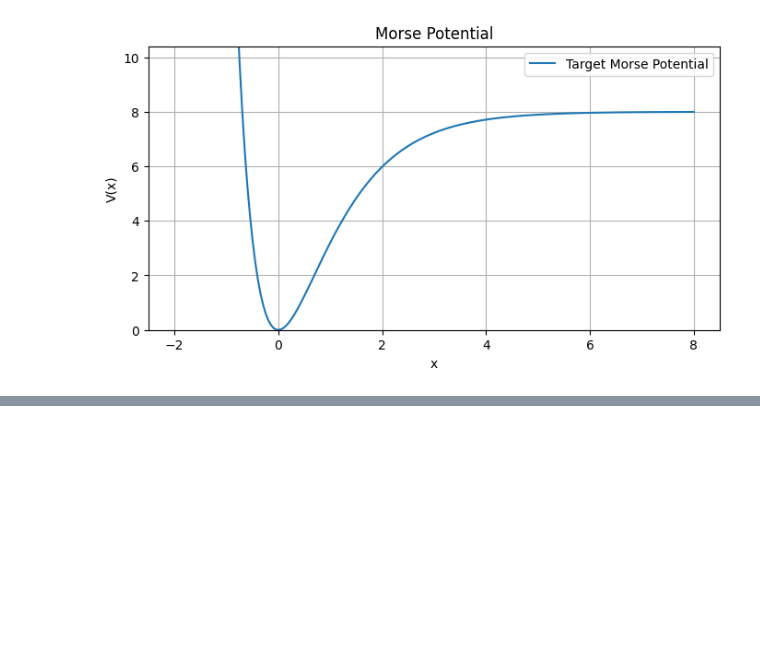
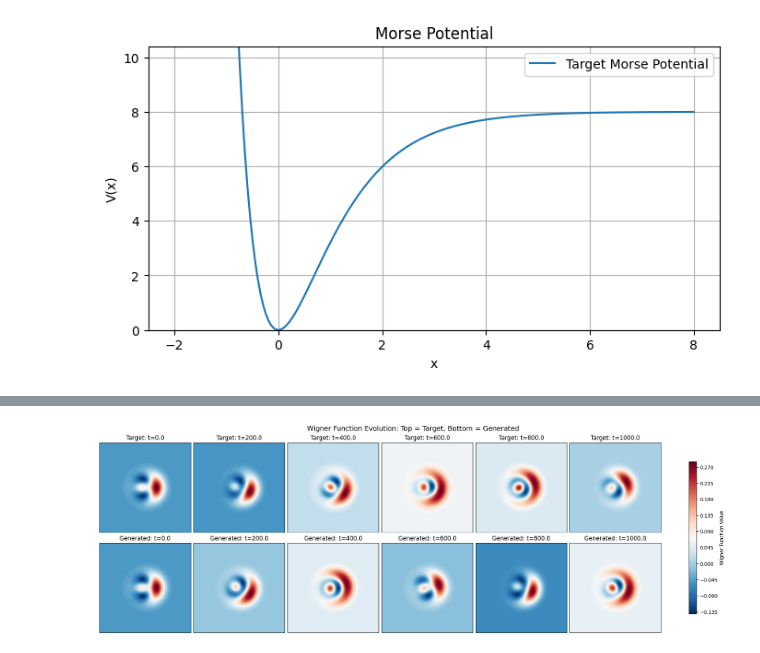
Before and after one commit to alexaymehra/hybrid-quantum-simulation, a Jupyter notebook: MorseOptimizedParameters.ipynb, the cells around one changed output, grey strips where cells are left out. Saved outputs shown, nothing was run; the diff lists cells and outputs as text; code cells hidden in the pictures; blank space fills up the shorter version.

```diff
--- a/MorseOptimizedParameters.ipynb
+++ b/MorseOptimizedParameters.ipynb
@@ -341,67 +357,58 @@ plt.show()
 # %%
-# See how wigner function evolves over time
+# Visualization for the Evolution of the Wigner Function Over Time
 
-# U is your unitary matrix, t is your evolution time
+# Extract the Hamiltonian from the Time Evolution
 target_hamiltonian = (1j / time) * sp.linalg.logm(morse_to_optimize)
 generated_hamiltonian = (1j / time) * sp.linalg.logm(morse_generated)
 
+# Choose the Number of Steps and Final Time to Visualize
 steps = 5
-time_and_extra = time + 9
+time_and_extra = time + 999
 time_step = time_and_extra / steps
-
-step_target_unitary = sp.linalg.expm(-1j * target_hamiltonian * time_step)
-step_generated_unitary = sp.linalg.expm(-1j * generated_hamiltonian * time_step)
 
 # Define phase space grid
 xvec = np.linspace(-5, 5, 200)
 
-#Function to create a coherent state
-def coherent_state(alpha, N):
-    """
-    Returns the truncated coherent state |α⟩ in Fock basis of dimension N.
-    """
-    n = np.arange(N)
-    state = (alpha ** n) / np.sqrt(sp.special.factorial(n))
-    state *= np.exp(-0.5 * abs(alpha) ** 2)
-    return state.astype(complex)
+# --- Choose Initial State ---
 
-alfa = 1.0
-#init_matrix = coherent_state(alfa, n_var)
+# Choose the Initial State for the Qubit
+wig_init_qubit_state = np.array([1, 0], dtype=complex)
 
-# Initial state:
-fock_num = 1
-init_matrix = np.zeros(n_var, dtype=complex)
-init_matrix[fock_num] = 1.0
+# Choose the Initial State for the Qumode
+    # Option 1: Fock state
+# wig_fock_state_index = 2
+# wig_init_qumode_state = np.zeros(N, dtype=complex)
+# wig_init_qumode_state[fock_state_index] = 1.0
 
-# Apply synthesized unitary
-step_state_generated = step_generated_unitary @ init_matrix
+    # Option 2: Coherent state
+from qutip import coherent
+coherent_alpha = 1.0
+wig_init_qumode_state = coherent(N, coherent_alpha).full().flatten()
 
-# Apply true unitary
-step_state_target = step_target_unitary @ init_matrix
+# Create the Initial State in the Full Qubit-Qumode Hilbert Space
+init_matrix = np.kron(wig_init_qubit_state, wig_init_qumode_state)
 
-# Assume you already have `psi_t` in Fock basis (size N)
-step_qobj_generated = Qobj(step_state_generated, dims=[n_var, [1]])
-step_qobj_target = Qobj(step_state_target, dims=[n_var, [1]])
-
-# Compute Wigner function
-W_step_generated = wigner(step_qobj_generated, xvec, xvec)
-W_step_target = wigner(step_qobj_target, xvec, xvec)
-
-fig, axes = plt.subplots(2, steps, figsize=(3 * steps, 6), constrained_layout=True)
+fig, axes = plt.subplots(2, steps+1, figsize=(3 * (steps+1), 6), constrained_layout=True)
 fig.suptitle('Wigner Function Evolution: Top = Target, Bottom = Generated', fontsize=14)
 
-# Reset state
-step_state_generated = step_generated_unitary @ init_matrix
-step_state_target = step_target_unitary @ init_matrix
+for i in range(steps+1):
+    t = i * time_step
+    U_gen_t_wig = sp.linalg.expm(-1j * generated_hamiltonian * t)
+    U_tgt_t_wig = sp.linalg.expm(-1j * target_hamiltonian * t)
 
-for i in range(steps):
-    if i > 0:
-        step_state_generated = step_generated_unitary @ step_state_generated
-        step_state_target = step_target_unitary @ step_state_target
+    step_state_generated = U_gen_t_wig @ init_matrix
+    step_state_target = U_tgt_t_wig @ init_matrix
+
+    # Calculate Fidelity at Each Step
+    fidelity = np.abs(np.vdot(step_state_generated, step_state_target))**2
+    print(f"Fidelity at t = {t:.2f}: {fidelity:.6f}")
+
+    qumode_generated = extract_qumode_info(step_state_generated, qubit_state_index=0, qumode_dim=N)
+    qumode_target = extract_qumode_info(step_state_target, qubit_state_index=0, qumode_dim=N)
 
     # Convert to Qobj
-    step_qobj_generated = Qobj(step_state_generated, dims=[n_var, [1]])
-    step_qobj_target = Qobj(step_state_target, dims=[n_var, [1]])
+    step_qobj_generated = Qobj(qumode_generated, dims=[N, [1]])
+    step_qobj_target = Qobj(qumode_target, dims=[N, [1]])
 
     # Compute Wigner functions
     W_gen = wigner(step_qobj_generated, xvec, xvec)
@@ -410,14 +417,14 @@ for i in range(steps):
     # Top row: target
     ax_tar = axes[0, i]
     im1 = ax_tar.contourf(xvec, xvec, W_tar, 100, cmap='RdBu_r')
-    ax_tar.set_title(f'Target: t={round((i+1)*time_step, 2)}')
+    ax_tar.set_title(f'Target: t={round(i*time_step, 2)}')
     ax_tar.set_xticks([])
     ax_tar.set_yticks([])
 
     # Bottom row: generated
     ax_gen = axes[1, i]
     im2 = ax_gen.contourf(xvec, xvec, W_gen, 100, cmap='RdBu_r')
-    ax_gen.set_title(f'Generated: t={round((i+1)*time_step, 2)}')
+    ax_gen.set_title(f'Generated: t={round(i*time_step, 2)}')
     ax_gen.set_xticks([])
     ax_gen.set_yticks([])
 
@@ -425,3 +432,4 @@ for i in range(steps):
 fig.colorbar(im1, ax=axes, location='right', shrink=0.8, label='Wigner Function Value')
 
 plt.show()
+# %% [output]
@@ -428 +442,2 @@ plt.show()
+[figure, added]
 # %%
```
Also changed, not shown: parts of 6 cells of this notebook.
